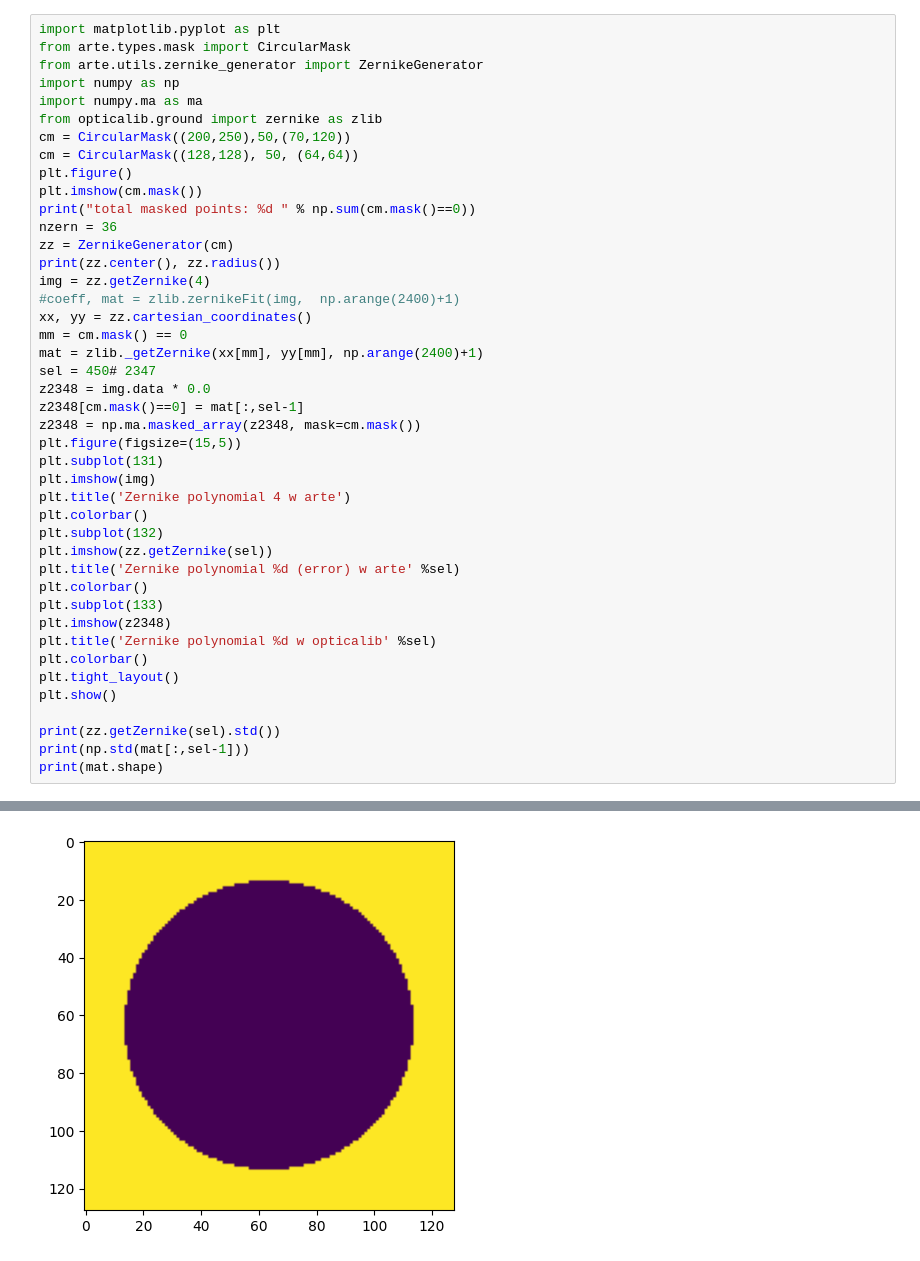
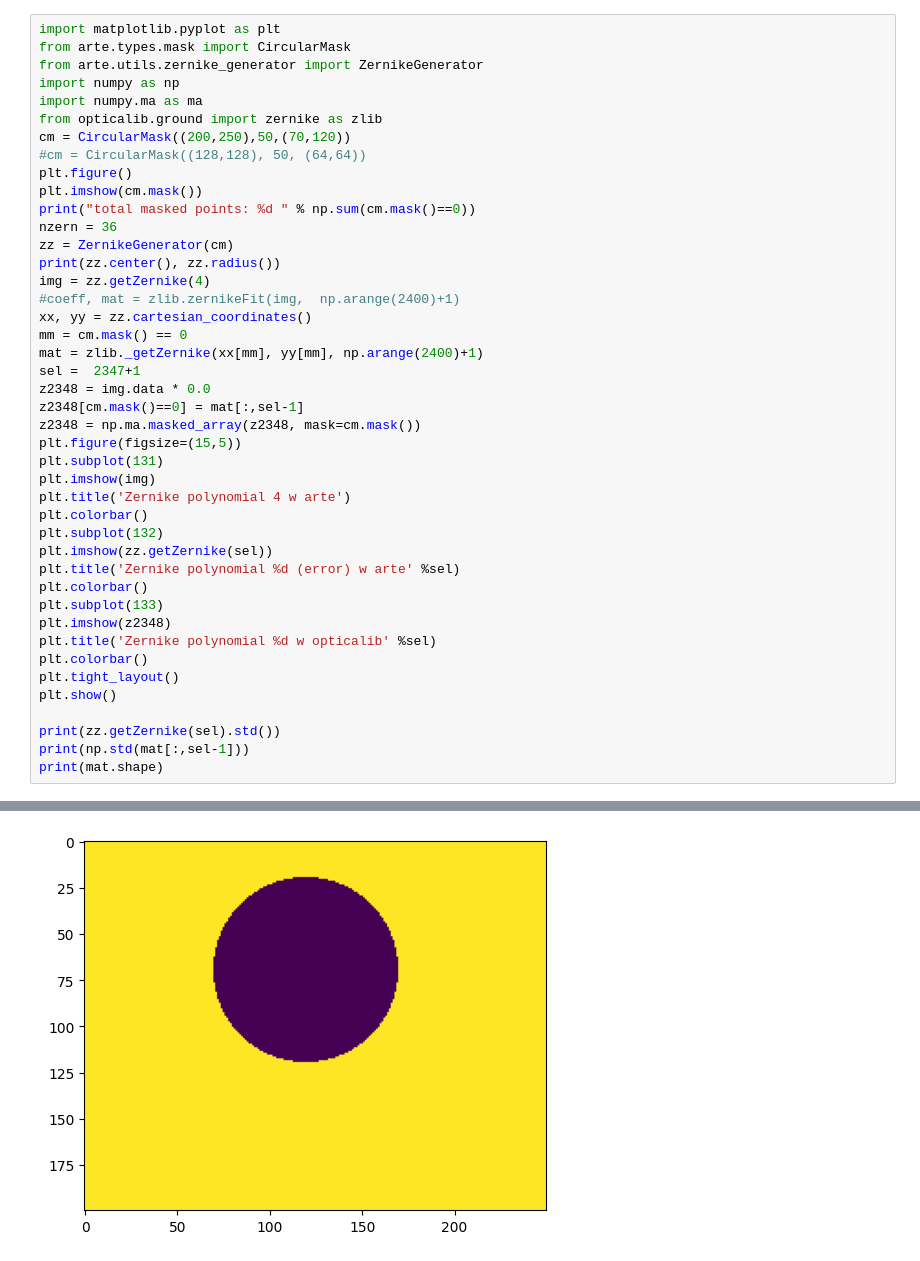
Before and after one commit to pietroferraiuolo/labott, a Jupyter notebook: opticalib/notebook/scratch_zernike_fitting.ipynb, the cells around one changed output, grey strips where cells are left out. Drawn from its saved outputs; the diff is of its cells as text.

```diff
--- a/opticalib/notebook/scratch_zernike_fitting.ipynb
+++ b/opticalib/notebook/scratch_zernike_fitting.ipynb
@@ -25,7 +25,7 @@ import numpy as np
 import numpy.ma as ma
 from opticalib.ground import zernike as zlib
 cm = CircularMask((200,250),50,(70,120))
-cm = CircularMask((128,128), 50, (64,64))
+#cm = CircularMask((128,128), 50, (64,64))
 plt.figure()
 plt.imshow(cm.mask())
 print("total masked points: %d " % np.sum(cm.mask()==0))
@@ -37,7 +37,7 @@ img = zz.getZernike(4)
 xx, yy = zz.cartesian_coordinates()
 mm = cm.mask() == 0
 mat = zlib._getZernike(xx[mm], yy[mm], np.arange(2400)+1)
-sel = 450# 2347
+sel =  2347+1
 z2348 = img.data * 0.0
 z2348[cm.mask()==0] = mat[:,sel-1]
 z2348 = np.ma.masked_array(z2348, mask=cm.mask())
@@ -81 +66 @@ Zernike 2400 generated with std: 0.9882283406577723
-[figure, old version]
+[figure, new version]
```
Also changed, not shown: parts of 3 cells of this notebook, 1 other file.
